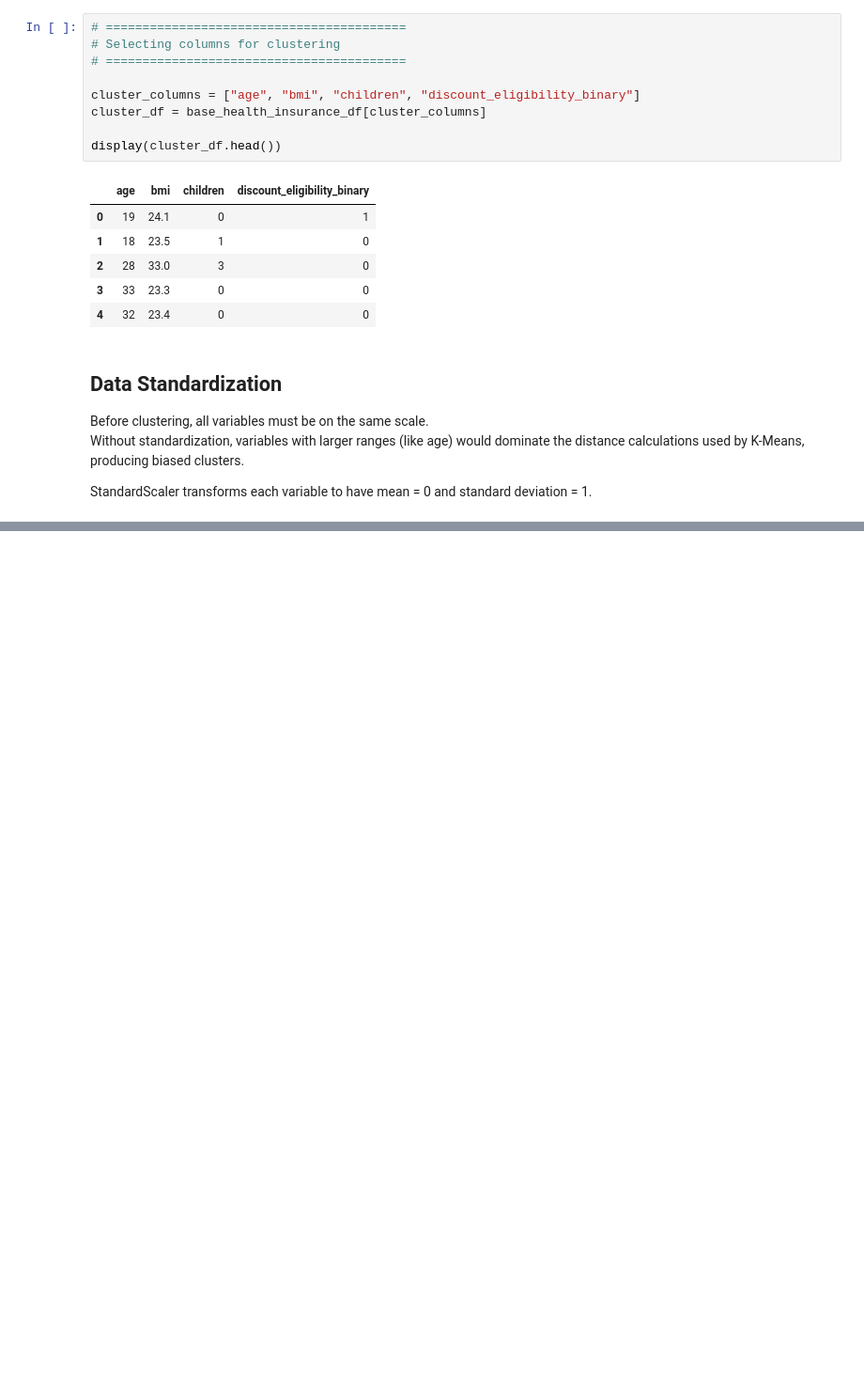
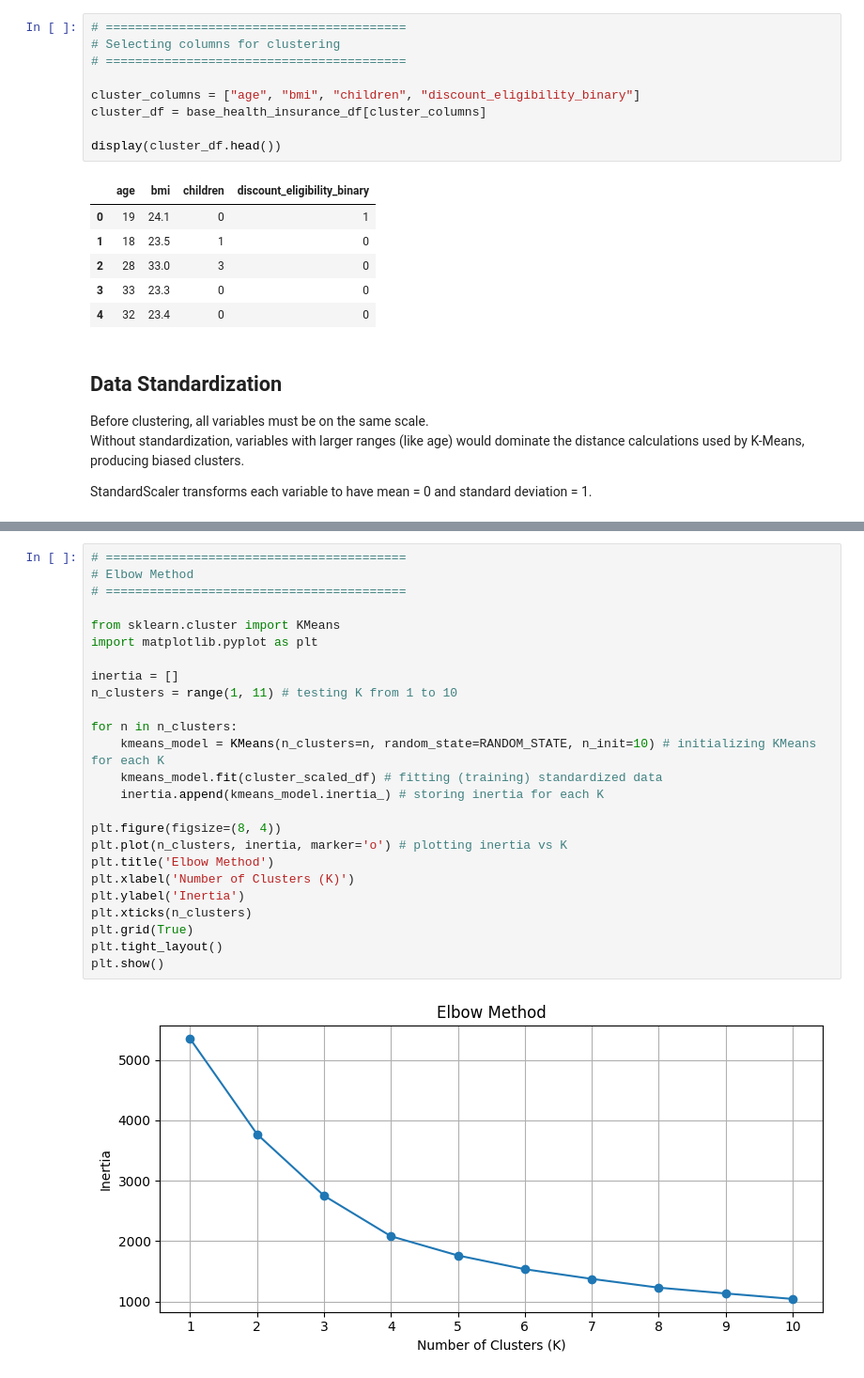
Before and after one commit to renancaetan0/case_health_insurance, a Jupyter notebook: notebooks/health_insurance_clustering.ipynb, the cells around one changed output, grey strips where cells are left out. Shown at 94% size. Drawn from its saved outputs; the diff is of its cells as text; blank space fills up the shorter version.

Commit message:
feat: implement elbow method to determine optimal number of clusters

```diff
--- a/notebooks/health_insurance_clustering.ipynb
+++ b/notebooks/health_insurance_clustering.ipynb
@@ -192,0 +201,27 @@ display(cluster_scaled_df.head())
+# %%
+# =========================================
+# Elbow Method
+# =========================================
+
+from sklearn.cluster import KMeans
+import matplotlib.pyplot as plt
+
+inertia = []
+n_clusters = range(1, 11) # testing K from 1 to 10
+
+for n in n_clusters:
+    kmeans_model = KMeans(n_clusters=n, random_state=RANDOM_STATE, n_init=10) # initializing KMeans for each K
+    kmeans_model.fit(cluster_scaled_df) # fitting (training) standardized data
+    inertia.append(kmeans_model.inertia_) # storing inertia for each K
+
+plt.figure(figsize=(8, 4))
+plt.plot(n_clusters, inertia, marker='o') # plotting inertia vs K
+plt.title('Elbow Method')
+plt.xlabel('Number of Clusters (K)')
+plt.ylabel('Inertia')
+plt.xticks(n_clusters)
+plt.grid(True)
+plt.tight_layout()
+plt.show()
+# %% [output]
+[figure, added]
```
Also changed, not shown: parts of 2 cells of this notebook.
